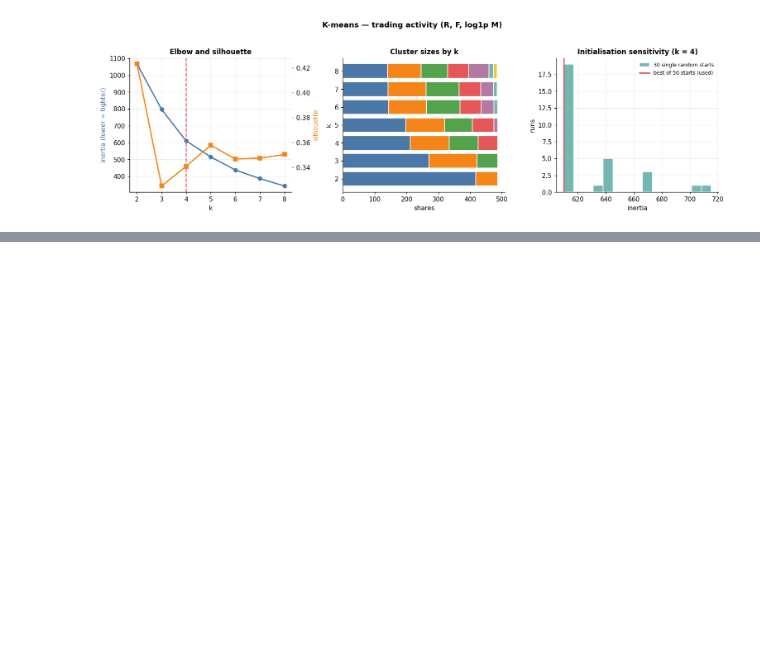
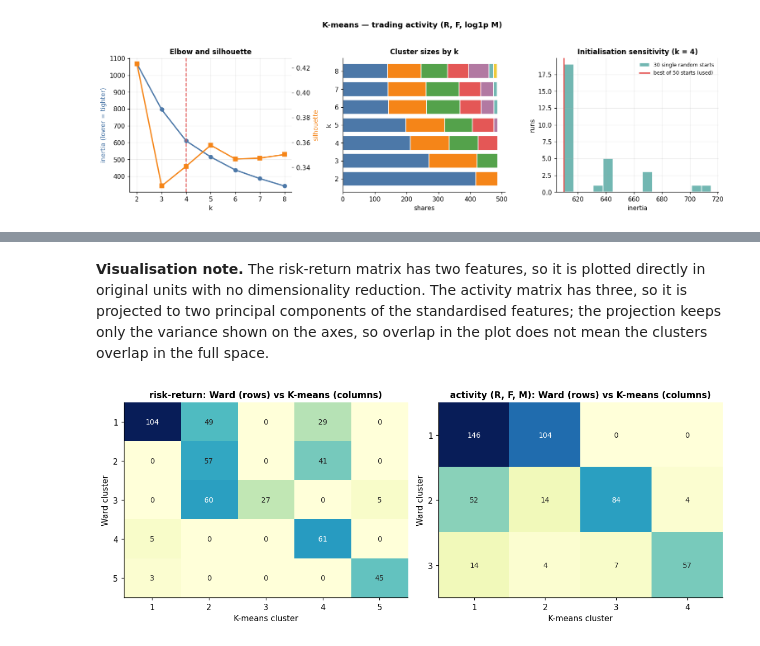
Before and after one commit to aaisha-aamina/crm-sp500-rfm-segmentation, a Jupyter notebook: Coursework_w2052143.ipynb, the cells around one changed output, grey strips where cells are left out. Cells and saved outputs as stored; diff of their text form; code cells hidden in the pictures; blank space fills up the shorter version.

```diff
--- a/Coursework_w2052143.ipynb
+++ b/Coursework_w2052143.ipynb
@@ -864,0 +959,28 @@ plot_kmeans('km_act', 'trading activity (R, F, log1p M)')
+# %% [markdown]
+**Visualisation note.** The risk-return matrix has two features, so it is plotted directly in original units with no dimensionality reduction. The activity matrix has three, so it is projected to two principal components of the standardised features; the projection keeps only the variance shown on the axes, so overlap in the plot does not mean the clusters overlap in the full space.
+# %%
+def heat(ax, ct, title, xl, yl, fmt='d', cmap='YlGnBu', rot=0):
+    vals = ct.values.astype(float)
+    ax.imshow(vals, cmap=cmap, aspect='auto')
+    ax.set_xticks(range(ct.shape[1])); ax.set_xticklabels(ct.columns, rotation=rot, ha='right' if rot else 'center')
+    ax.set_yticks(range(ct.shape[0])); ax.set_yticklabels(ct.index)
+    thr = vals.max() * 0.55
+    for i in range(vals.shape[0]):
+        for j in range(vals.shape[1]):
+            txt = format(int(round(vals[i, j])), 'd') if fmt == 'd' else format(vals[i, j], fmt)
+            ax.text(j, i, txt, ha='center', va='center', fontsize=9, color='white' if vals[i, j] > thr else '#222222')
+    ax.set_title(title); ax.set_xlabel(xl); ax.set_ylabel(yl); ax.grid(False)
+
+rows = []
+fig, axes = plt.subplots(1, 2, figsize=(11, 4.3))
+for ax, (w, m_, nm) in zip(axes, [('ward_rr', 'km_rr', 'risk-return'), ('ward_act', 'km_act', 'activity (R, F, M)')]):
+    ari = adjusted_rand_score(cs[w], cs[m_]); nmi = normalized_mutual_info_score(cs[w], cs[m_])
+    X = ward[w]['X']
+    rows.append({'matrix': nm, 'k Ward': cs[w].nunique(), 'k K-means': cs[m_].nunique(), 'ARI (Ward vs K-means)': round(ari, 3),
+                 'NMI': round(nmi, 3), 'silhouette Ward': round(silhouette_score(X.values, cs[w]), 3),
+                 'silhouette K-means': round(silhouette_score(X.values, cs[m_]), 3)})
+    heat(ax, pd.crosstab(cs[w], cs[m_]), f'{nm}: Ward (rows) vs K-means (columns)', 'K-means cluster', 'Ward cluster')
+plt.tight_layout(); savefig('fig_2_4_algorithm_agreement.png'); plt.show()
+display(pd.DataFrame(rows))
+# %% [output]
+[figure, added]
```
Also changed, not shown: parts of 4 cells of this notebook.
